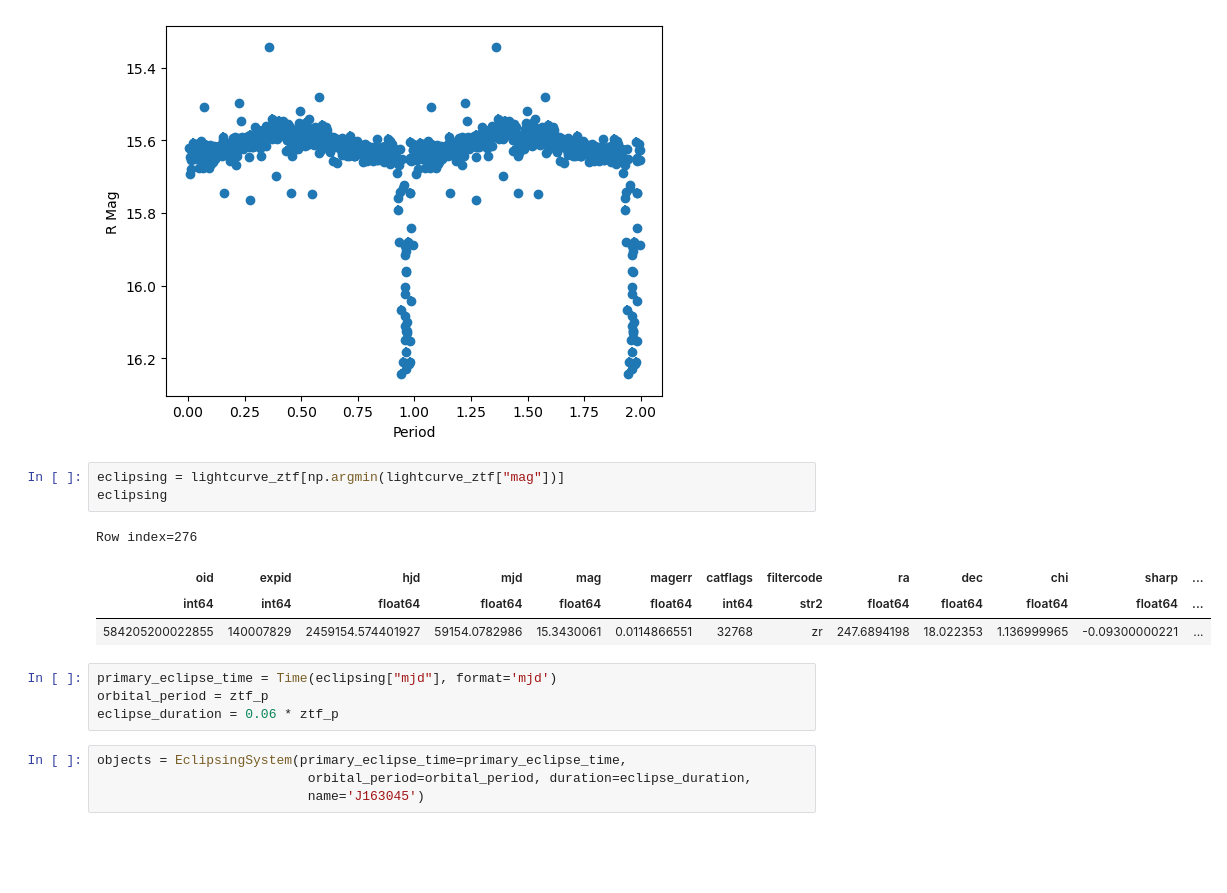
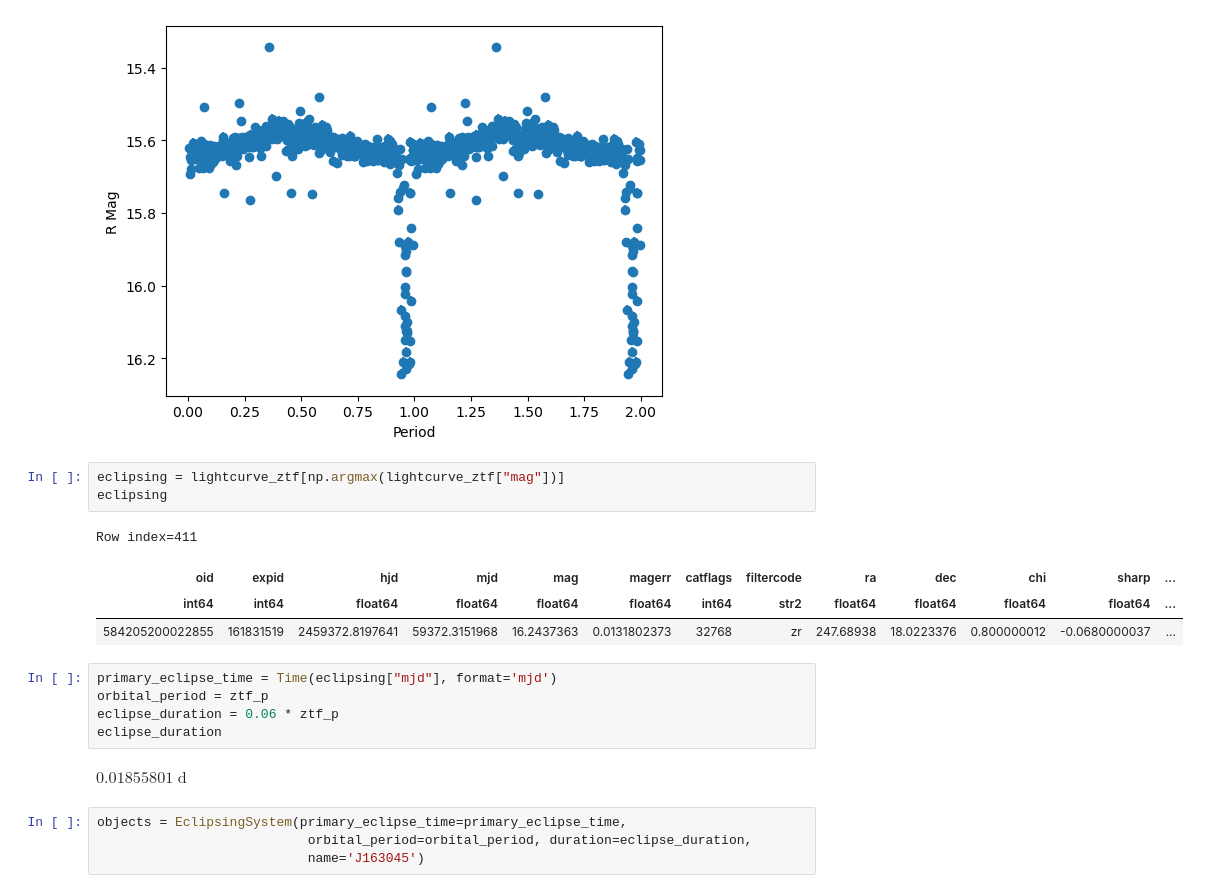
Before and after one commit to Hallflower20/palomar-project, a Jupyter notebook: planning/J163045.ipynb, the cells around one changed output. Cells and saved outputs as stored; diff of their text form; blank space fills up the shorter version.

```diff
--- a/planning/J163045.ipynb
+++ b/planning/J163045.ipynb
@@ -79,17 +79,20 @@ plt.ylabel("R Mag")
 Text(0, 0.5, 'R Mag')
 [figure]
 # %%
-eclipsing = lightcurve_ztf[np.argmin(lightcurve_ztf["mag"])]
+eclipsing = lightcurve_ztf[np.argmax(lightcurve_ztf["mag"])]
 eclipsing
 # %% [output]
-Row index=276
+Row index=411
 | oid | expid | hjd | mjd | mag | magerr | catflags | filtercode | ra | dec | chi | sharp | ... |
 | int64 | int64 | float64 | float64 | float64 | float64 | int64 | str2 | float64 | float64 | float64 | float64 | ... |
-| 584205200022855 | 140007829 | 2459154.574401927 | 59154.0782986 | 15.3430061 | 0.0114866551 | 32768 | zr | 247.6894198 | 18.022353 | 1.136999965 | -0.09300000221 | ... |
+| 584205200022855 | 161831519 | 2459372.8197641 | 59372.3151968 | 16.2437363 | 0.0131802373 | 32768 | zr | 247.68938 | 18.0223376 | 0.800000012 | -0.0680000037 | ... |
 # %%
 primary_eclipse_time = Time(eclipsing["mjd"], format='mjd')
 orbital_period = ztf_p
 eclipse_duration = 0.06 * ztf_p
+eclipse_duration
+# %% [output]
+$0.01855801 \; \mathrm{d}$
 # %%
 objects = EclipsingSystem(primary_eclipse_time=primary_eclipse_time,
                            orbital_period=orbital_period, duration=eclipse_duration,
```
Also changed, not shown: parts of 2 cells of this notebook, 5 other files.
